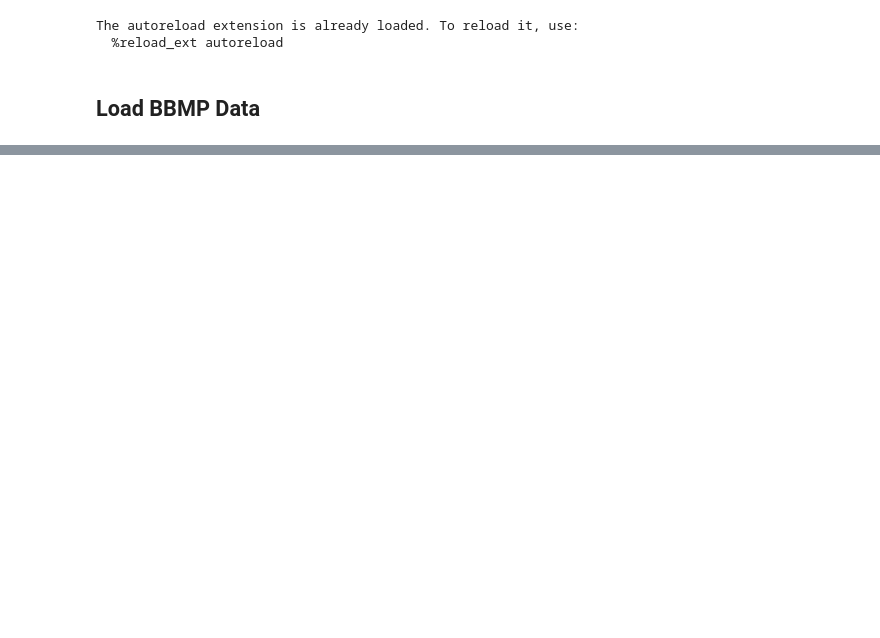
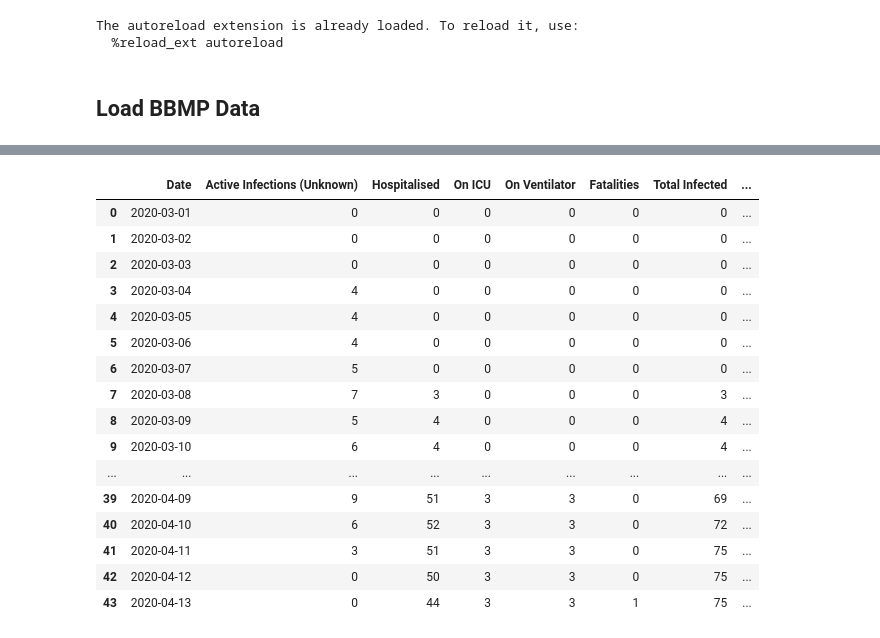
Before and after one commit to WadhwaniAI/covid-modelling, a Jupyter notebook: notebooks/data/[TRY] bbmp_data.ipynb, the cells around one changed output, grey strips where cells are left out. Saved outputs shown, nothing was run; the diff lists cells and outputs as text; code cells hidden in the pictures; blank space fills up the shorter version.

```diff
--- a/notebooks/data/[TRY] bbmp_data.ipynb
+++ b/notebooks/data/[TRY] bbmp_data.ipynb
@@ -45,6 +51,12 @@ for column in date_columns:
     # Replace with 01.01.2000
     df.loc[df[column].isna(), column] = '01.01.2000'
     df.loc[df[column] == '-', column] = '01.01.2000'
+# %%
+# Replace all non entries with 01.01.2000
+date_columns = [x for x in df.columns if 'Date' in x]
+for column in date_columns:
+    # Replace with 01.01.2000
+    df[column] = df[column].apply(lambda x : x.replace('.', '/'))
 # %%
 df
 # %% [output]
@@ -62,0 +87,6 @@ Name: Mobile, Length: 75, dtype: object
+# %%
+# Convert to pd.datetime
+date_columns = [x for x in df.columns if 'Date' in x]
+for column in date_columns:
+    df[column] = df[column].apply(lambda x : x.strip())
+    df.loc[:, column] = pd.to_datetime(df.loc[:, column], format='%d/%m/%Y', errors='ignore')
@@ -152,0 +148,20 @@ AttributeError: 'str' object has no attribute 'year'
+# %%
+# Fill in missing values
+infectious_time = round(np.mean(df['Infectious Time']))
+time_delay_int_result_declaration = round(np.mean(np.maximum((df['Result Declaration Date'] - df['Date Of Hospitalization']).astype('timedelta64[D]'), 0)))
+
+for i, row in df.iterrows():
+    if pd.isna(row['Date Of Hospitalization']):
+        if not pd.isna(row['Date Of Onset Of Symptoms']):
+            df.loc[i , 'Date Of Hospitalization'] = row['Date Of Onset Of Symptoms'] + datetime.timedelta(days=infectious_time)
+        else:
+            df.loc[i , 'Date Of Hospitalization'] = df.loc[i-1 , 'Date Of Hospitalization']
+
+    if pd.isna(row['Date Of Onset Of Symptoms']):
+        df.loc[i , 'Date Of Onset Of Symptoms'] = df.loc[i , 'Date Of Hospitalization'] - datetime.timedelta(days=infectious_time)
+
+    if pd.isna(row['Date Of Sample Collection']):
+        df.loc[i , 'Date Of Sample Collection'] = df.loc[i , 'Date Of Hospitalization']
+
+    if pd.isna(row['Result Declaration Date']):
+        df.loc[i , 'Result Declaration Date'] = df.loc[i , 'Date Of Hospitalization'] + datetime.timedelta(days=time_delay_int_result_declaration)
@@ -152,0 +238,20 @@ AttributeError: 'str' object has no attribute 'year'
+# %%
+df_agg
+# %% [output]
+|  | Date | Active Infections (Unknown) | Hospitalised | On ICU | On Ventilator | Fatalities | Total Infected | ... |
+| 0 | 2020-03-01 | 0 | 0 | 0 | 0 | 0 | 0 | ... |
+| 1 | 2020-03-02 | 0 | 0 | 0 | 0 | 0 | 0 | ... |
+| 2 | 2020-03-03 | 0 | 0 | 0 | 0 | 0 | 0 | ... |
+| 3 | 2020-03-04 | 4 | 0 | 0 | 0 | 0 | 0 | ... |
+| 4 | 2020-03-05 | 4 | 0 | 0 | 0 | 0 | 0 | ... |
+| 5 | 2020-03-06 | 4 | 0 | 0 | 0 | 0 | 0 | ... |
+| 6 | 2020-03-07 | 5 | 0 | 0 | 0 | 0 | 0 | ... |
+| 7 | 2020-03-08 | 7 | 3 | 0 | 0 | 0 | 3 | ... |
+| 8 | 2020-03-09 | 5 | 4 | 0 | 0 | 0 | 4 | ... |
+| 9 | 2020-03-10 | 6 | 4 | 0 | 0 | 0 | 4 | ... |
+| ... | ... | ... | ... | ... | ... | ... | ... | ... |
+| 39 | 2020-04-09 | 9 | 51 | 3 | 3 | 0 | 69 | ... |
+| 40 | 2020-04-10 | 6 | 52 | 3 | 3 | 0 | 72 | ... |
+| 41 | 2020-04-11 | 3 | 51 | 3 | 3 | 0 | 75 | ... |
+| 42 | 2020-04-12 | 0 | 50 | 3 | 3 | 0 | 75 | ... |
+| 43 | 2020-04-13 | 0 | 44 | 3 | 3 | 1 | 75 | ... |
```
Also changed, not shown: parts of 12 cells of this notebook, 2 other files.
